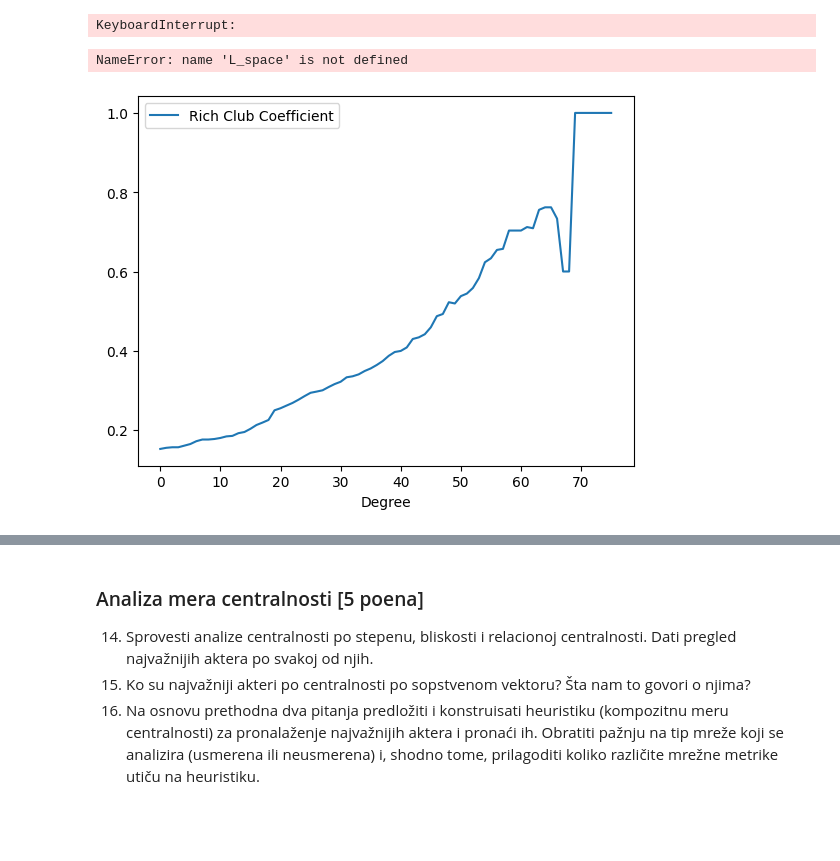
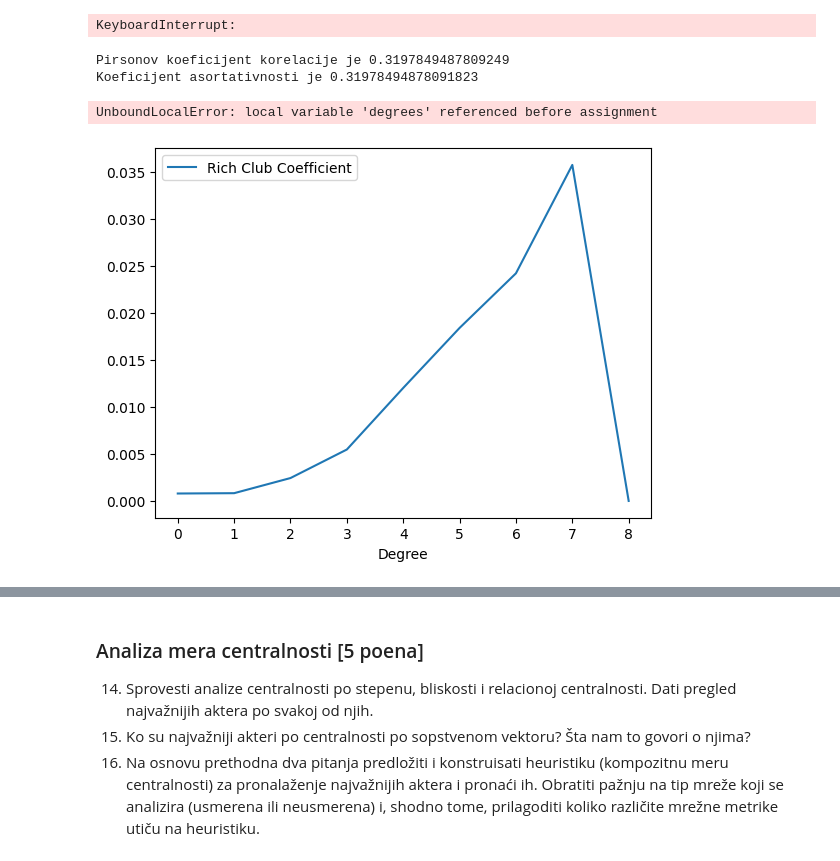
Before and after one commit to markods/BelgradeTransportNet, a Jupyter notebook: src/projekat.ipynb, the cells around one changed output, grey strips where cells are left out. Saved outputs shown, nothing was run; the diff lists cells and outputs as text; code cells hidden in the pictures; blank space fills up the shorter version.

Commit message:
Dodato ispitivanje asortativnog mesanja

```diff
--- a/src/projekat.ipynb
+++ b/src/projekat.ipynb
@@ -500,7 +500,7 @@ def make_walkNet(G:nx.Graph):
     BgNetLWalk.add_edges_from(U.edges())
     return BgNetLWalk
 
-overwrite = True #Biramo ako hocemo sve ispocetka jer je npr. promenjen pristup u pravljenju grafa ili dodani novi atributi
+overwrite = False #Biramo ako hocemo sve ispocetka jer je npr. promenjen pristup u pravljenju grafa ili dodani novi atributi
 
 BgNetL_filename = f"{graphs_path}/BGNetL.gexf"
 BgNetLWeighted_filename = f"{graphs_path}/BGNetLWeighted.gexf"
@@ -755,27 +755,51 @@ print_small_world_coefficients(C_space, "BgNetC")
 # %% [output]
 Za graf BgNetL koeficijenti su sigma = 40.01195330938196, omega = 0
 KeyboardInterrupt:
-# %%
-# 10) Izvršiti asortativnu analizu po stepenu čvora i dati odgovor
-# da li je izraženo asortativno mešanje. Priložiti i vizuelizaciju.
-
-#TODO
-def analyze_assortativity(G:nx.Graph, name):
-    print(f"Koeficijent asortativnosti po stepenu za graf {name} je {nx.degree_assortativity_coefficient(G)}")
-analyze_assortativity(L_space)
-# %% [output]
-NameError: name 'L_space' is not defined
+# %%
+# 10) Izvršiti asortativnu analizu po stepenu čvora i dati odgovor
+# da li je izraženo asortativno mešanje. Priložiti i vizuelizaciju.
+
+#TODO Asortativnost je tendencija cvorova da se druze sa cvoro
+def analyze_assortivity(G:nx.Graph, graph_name):
+    print(f"Pirsonov koeficijent korelacije je {nx.degree_pearson_correlation_coefficient(G)}")
+    print(f"Koeficijent asortativnosti je {nx.degree_assortativity_coefficient(G)}")
+
+    degrees = dict(G.degree(nx.average_neighbor_degree(G)))
+    neighbour_degrees = dict(nx.average_neighbor_degree(G))
+    df_analyze_assortivity = pd.merge(pd.DataFrame(list(degrees.items()), columns=["id", "degrees"]), pd.DataFrame(list(neighbour_degrees.items()), columns=["id", "average_neighbour_degree"]), on="id", how="inner")
+
+
+    df_analyze_assortivity = df_analyze_assortivity.sort_values('id')
+
+    # Plot col2 and col3 as lines
+    plt.plot(df_analyze_assortivity['id'], df_analyze_assortivity['degrees'], label='degrees')
+    plt.plot(df_analyze_assortivity['id'], df_analyze_assortivity['average_neighbour_degree'], label='average_neighbour_degree')
+
+    plt.xlabel('id')
+    plt.xticks([])
+    plt.ylabel('Vrednosti')
+    plt.title('Poredjenje stepena cvora i prosecnog stepena njegovih suseda')
+    plt.legend()
+    plt.show()
+
+
+G = nx.Graph([(1, 2), (1, 3), (1, 4), (1, 5), (1, 6)])
+analyze_assortivity(BgNetL, "BgNetL")
+# %% [output]
+Pirsonov koeficijent korelacije je 0.3197849487809249
+Koeficijent asortativnosti je 0.31978494878091823
+UnboundLocalError: local variable 'degrees' referenced before assignment
 # %%
 # 11) Da li mreža ispoljava fenomen kluba bogatih (eng. rich club phenomenon)?
 
 #TODO
 def analyze_rich_club(G:nx.Graph):
     degree_coef = nx.rich_club_coefficient(G, normalized=False)
     pd_degree_coef = pd.DataFrame(list(degree_coef.items()), columns=['Degree', 'Rich Club Coefficient'])
     pd_degree_coef.plot(x = "Degree", y = "Rich Club Coefficient")
-analyze_rich_club(C_space)
+analyze_rich_club(BgNetL)
 # %% [output]
-[figure, old version]
+[figure, new version]
 # %%
 # 12) Analizirati stajališta na osnovu tarifne zone kojoj pripadaju.
 # Ispitati da li BGNetL i BGNetP mreže odgovaraju modelu jezgra i periferije (core-periphery model).
```
Also changed, not shown: parts of 1 cell of this notebook.
